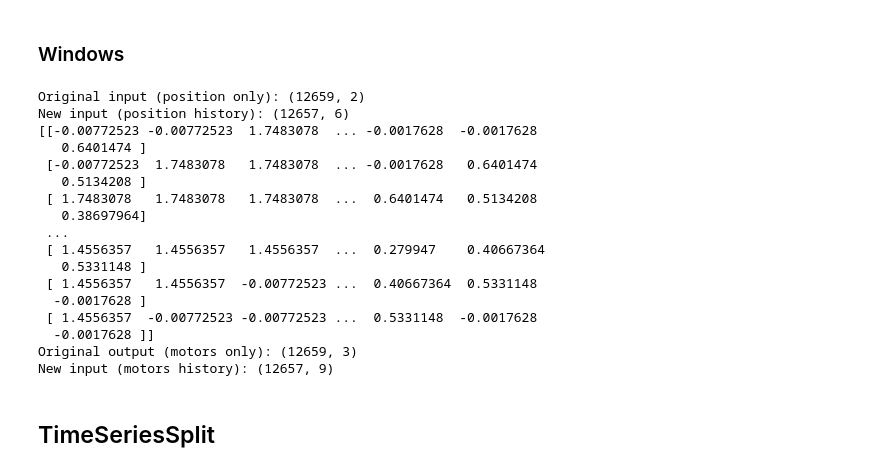
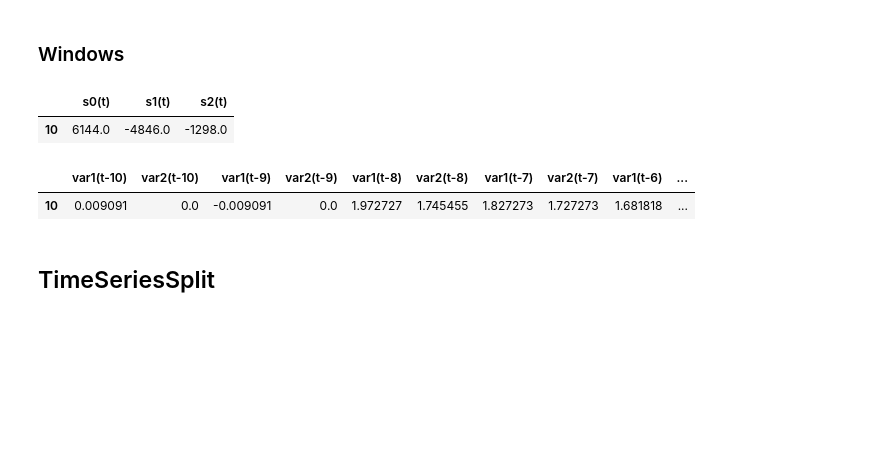
Before and after one commit to Abigail-Yates/DeltabotProject, a Jupyter notebook: TensorFlow/Trials/all_data_MLP_Window_10.ipynb, the cells around one changed output. Saved outputs shown, nothing was run; the diff lists cells and outputs as text; code cells hidden in the pictures; blank space fills up the shorter version.

```diff
--- a/TensorFlow/Trials/all_data_MLP_Window_10.ipynb
+++ b/TensorFlow/Trials/all_data_MLP_Window_10.ipynb
@@ -50,5 +42,0 @@ scalerY = StandardScaler().fit(all_data[["s0", "s1", "s2"]])
-# %%
-scaled = {}
-for i, data in enumerate(data_list):
-    scaled[f"X_scaled_{i}"] = scalerX.transform(data[["cx_mm", "cy_mm"]])
-    scaled[f"y_scaled_{i}"] = scalerY.transform(data[["s0", "s1", "s2"]])
@@ -96,57 +90,22 @@ def plot_motors(y_test, y_pred, lims):
 # %%
-scores = []
+dataset = all_data[["cx_mm", "cy_mm", "s0", "s1", "s2"]].reset_index(drop=True) #reset indexes as multiple datapoints combined
 
-inputs = X_scaled_all
-outputs = y_scaled_all
+# values = dataset.values
 
-WINDOW_LEN = 3
+cxcy_window = series_to_supervised(dataset,10,1)
 
-cx_mm = inputs[:, 0].reshape(-1, 1)
-cy_mm = inputs[:,1].reshape(-1, 1)
+cols_to_drop = cxcy_window.filter(regex="var3|4|5.*")
+inputs = cxcy_window.drop(list(cols_to_drop), axis=1)
 
-# create position windows...
-cx_mm_window = sliding_window_view(cx_mm, WINDOW_LEN, 0).squeeze()
-cy_mm_window = sliding_window_view(cy_mm, WINDOW_LEN, 0).squeeze()
+cxcy_window = cxcy_window.rename(columns={"var3(t)": "s0(t)", "var4(t)": "s1(t)", "var5(t)": "s2(t)"})
+outputs = cxcy_window[["s0(t)","s1(t)","s2(t)"]] #calculate s2(t) from s2 = -(s0 + s1)
 
-cxcy_window = np.concatenate([cx_mm_window, cy_mm_window], axis=1)
-cxcy_window = (cxcy_window)
-
-print(f"Original input (position only): {inputs.shape}")
-print(f"New input (position history): {cxcy_window.shape}")
-
-#create voltage windows
-s0 = outputs[:,0].reshape(-1, 1)
-s1 = outputs[:,1].reshape(-1, 1)
-s2 = outputs[:,2].reshape(-1, 1)
-
-# create position windows...
-s0_window = sliding_window_view(s0, WINDOW_LEN, 0).squeeze()
-s1_window = sliding_window_view(s1, WINDOW_LEN, 0).squeeze()
-s2_window = sliding_window_view(s2, WINDOW_LEN, 0).squeeze()
-
-s0s1s2_window = np.concatenate([s0_window, s1_window, s2_window], axis=1)
-s0s1s2_window = (s0s1s2_window)
-
-print(s0s1s2_window)
-print(f"Original output (motors only): {outputs.shape}")
-print(f"New input (motors history): {s0s1s2_window.shape}")
+display(outputs.head(1))
+display(inputs.head(1))
 # %% [output]
-Original input (position only): (12659, 2)
-New input (position history): (12657, 6)
-[[-0.00772523 -0.00772523  1.7483078  ... -0.0017628  -0.0017628
-   0.6401474 ]
- [-0.00772523  1.7483078   1.7483078  ... -0.0017628   0.6401474
-   0.5134208 ]
- [ 1.7483078   1.7483078   1.7483078  ...  0.6401474   0.5134208
-   0.38697964]
- ...
- [ 1.4556357   1.4556357   1.4556357  ...  0.279947    0.40667364
-   0.5331148 ]
- [ 1.4556357   1.4556357  -0.00772523 ...  0.40667364  0.5331148
-  -0.0017628 ]
- [ 1.4556357  -0.00772523 -0.00772523 ...  0.5331148  -0.0017628
-  -0.0017628 ]]
-Original output (motors only): (12659, 3)
-New input (motors history): (12657, 9)
+|  | s0(t) | s1(t) | s2(t) |
+| 10 | 6144.0 | -4846.0 | -1298.0 |
+|  | var1(t-10) | var2(t-10) | var1(t-9) | var2(t-9) | var1(t-8) | var2(t-8) | var1(t-7) | var2(t-7) | var1(t-6) | ... |
+| 10 | 0.009091 | 0.0 | -0.009091 | 0.0 | 1.972727 | 1.745455 | 1.827273 | 1.727273 | 1.681818 | ... |
 # %% [markdown]
 <h2>TimeSeriesSplit
```
Also changed, not shown: parts of 11 cells of this notebook, 5 other files.
